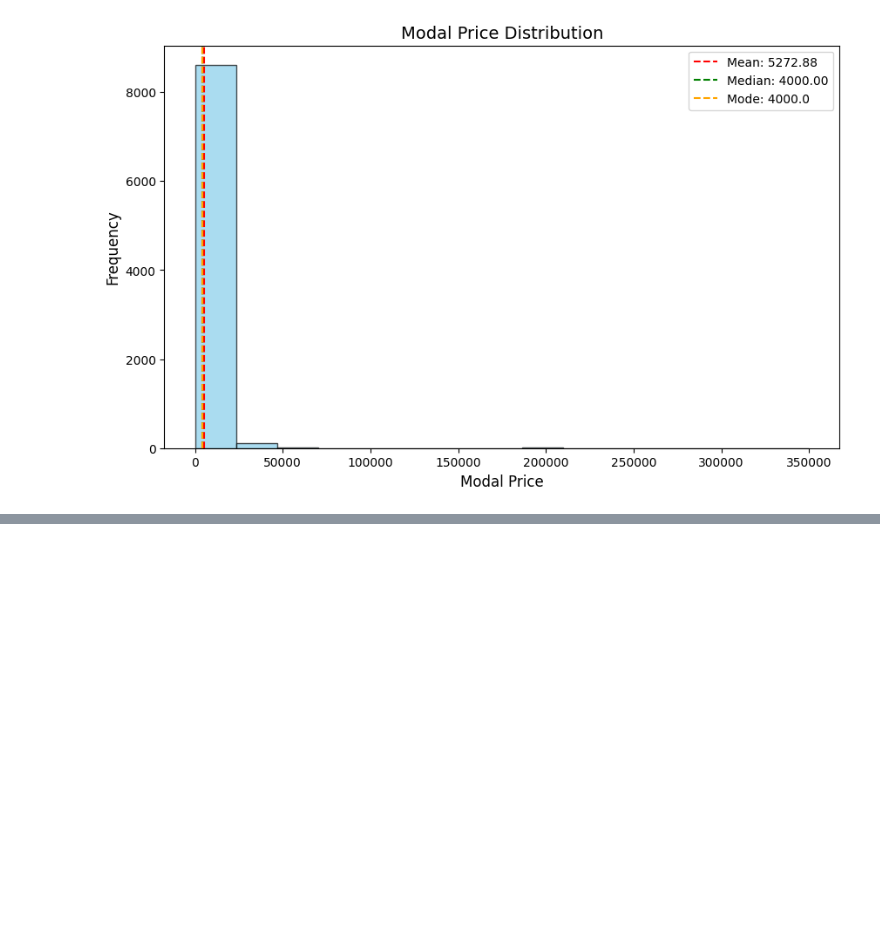
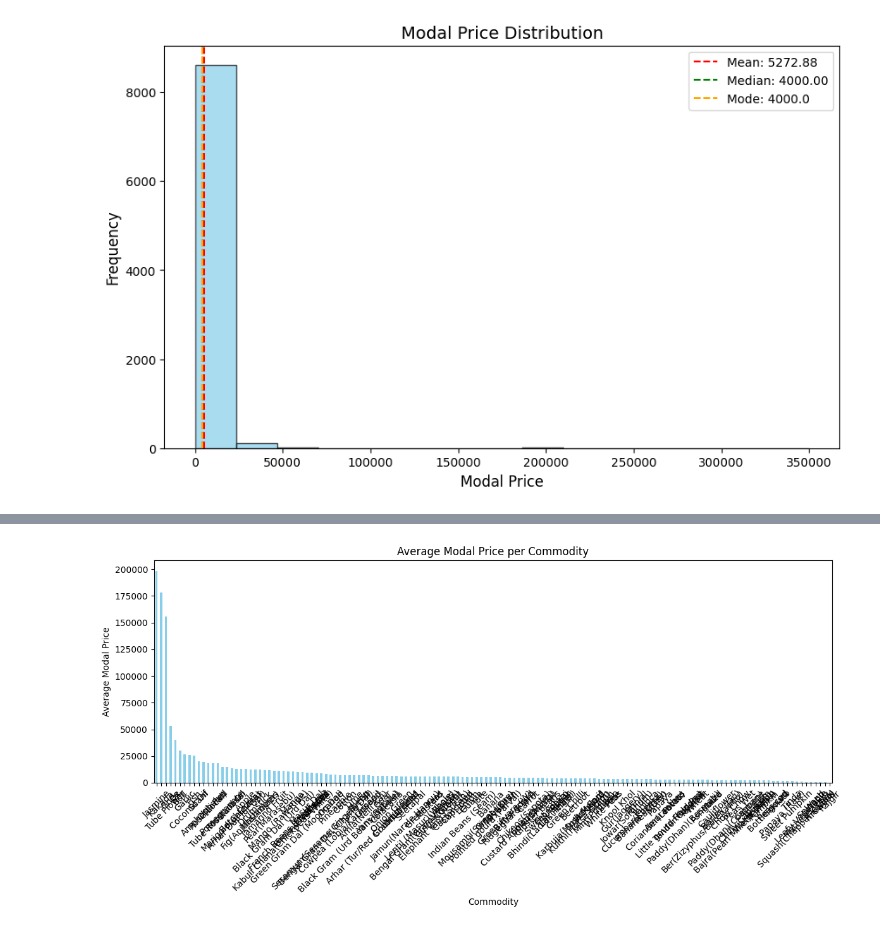
Before and after one commit to VINAYAGAM-N/covid-19-analysis, a Jupyter notebook: Welcome_To_Colab.ipynb, the cells around one changed output, grey strips where cells are left out. Drawn from its saved outputs; the diff is of its cells as text; code cells hidden in the pictures; blank space fills up the shorter version.

```diff
--- a/Welcome_To_Colab.ipynb
+++ b/Welcome_To_Colab.ipynb
@@ -247,0 +313,88 @@ Kurtosis: 445.1950615231703
+# %%
+import pandas as pd
+import numpy as np
+from sklearn.preprocessing import MinMaxScaler, StandardScaler
+import matplotlib.pyplot as plt
+import seaborn as sns
+
+# Load the dataset
+df = pd.read_csv("agri.csv")
+
+# Select only numeric columns for median calculation
+numeric_df = df.select_dtypes(include=np.number)
+
+# Handle missing values by filling with the median of numeric columns
+df[numeric_df.columns] = numeric_df.fillna(numeric_df.median())  # Fill NaNs in numeric columns only
+
+# Convert 'Arrival_Date' to datetime
+df['Arrival_Date'] = pd.to_datetime(df['Arrival_Date'])
+
+# Extract year and month
+df['Arrival Year'] = df['Arrival_Date'].dt.year
+df['Arrival Month'] = df['Arrival_Date'].dt.month
+
+# Normalization using MinMaxScaler (if needed)
+# ... (Your normalization code) ...
+
+# Data Visualization with Inferences
+
+# Bar Chart: Average Modal Price per Commodity
+plt.figure(figsize=(12, 6))
+df_grouped = df.groupby('Commodity')['Modal_x0020_Price'].mean().sort_values(ascending=False)
+df_grouped.plot(kind='bar', color='skyblue')
+plt.title('Average Modal Price per Commodity')
+plt.xlabel('Commodity')
+plt.ylabel('Average Modal Price')
+plt.xticks(rotation=45)
+plt.tight_layout()
+plt.show()
+# Inference: This bar chart allows us to compare the average modal prices of different commodities.
+# We can easily identify which commodities have higher or lower average prices.
+
+# Line Chart: Price Trends Over Arrival Date
+plt.figure(figsize=(14, 7))
+df_sorted = df.sort_values(by='Arrival_Date')
+plt.plot(df_sorted['Arrival_Date'], df_sorted['Modal_x0020_Price'], color='green')
+plt.title('Price Trends Over Arrival Date')
+plt.xlabel('Arrival Date')
+plt.ylabel('Modal Price')
+plt.tight_layout()
+plt.show()
+# Inference: This line chart helps visualize the trend of modal prices over time.
+# We can observe any seasonal patterns, upward or downward trends, or fluctuations in prices.
+
+# Scatter Plot: Min Price vs. Max Price
+plt.figure(figsize=(10, 6))
+plt.scatter(df['Min_x0020_Price'], df['Max_x0020_Price'], color='purple', alpha=0.5)
+plt.title('Min Price vs. Max Price')
+plt.xlabel('Min Price')
+plt.ylabel('Max Price')
+plt.tight_layout()
+plt.show()
+# Inference: This scatter plot shows the relationship between minimum and maximum prices.
+# We can identify any correlation or patterns between these two variables and spot potential outliers.
+
+# Box Plot: Modal Price Distribution
+plt.figure(figsize=(8, 6))
+sns.boxplot(y=df['Modal_x0020_Price'], color='orange')
+plt.title('Modal Price Distribution')
+plt.ylabel('Modal Price')
+plt.tight_layout()
+plt.show()
+# Inference: This box plot provides insights into the distribution of modal prices.
+# We can see the median, quartiles, and any potential outliers in the data.
+# It helps understand the spread and skewness of the price distribution.
+
+# Heatmap: Correlation Matrix
+numeric_df = df[['Min_x0020_Price', 'Max_x0020_Price', 'Modal_x0020_Price']]
+correlation_matrix = numeric_df.corr()
+plt.figure(figsize=(8, 6))
+sns.heatmap(correlation_matrix, annot=True, cmap='coolwarm', fmt=".2f")
+plt.title('Correlation Matrix of Prices')
+plt.tight_layout()
+plt.show()
+# Inference: This heatmap visualizes the correlation between minimum, maximum, and modal prices.
+# The color intensity and numerical values indicate the strength and direction of the correlation.
+# We can quickly identify strong positive or negative relationships between price variables.
+# %% [output]
+[figure, added]
```
Also changed, not shown: parts of 3 cells of this notebook.
